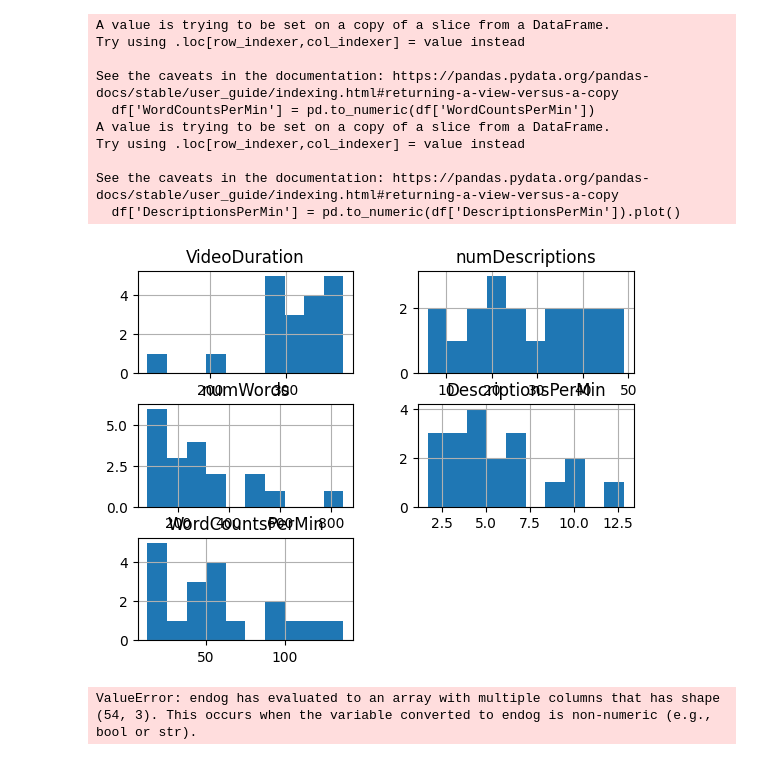
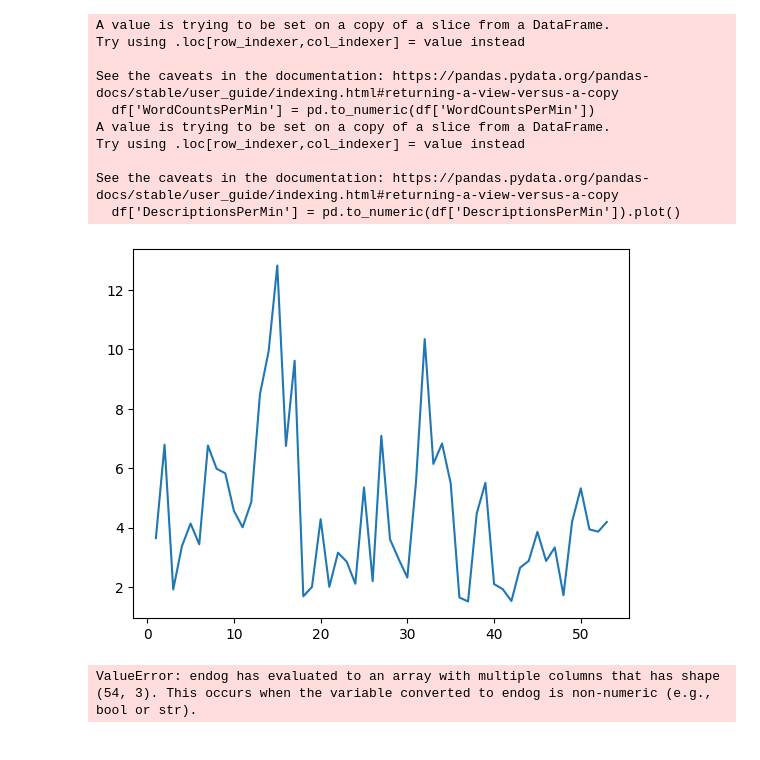
Before and after one commit to dkillough/proj-livestream-copy, a Jupyter notebook: analysis/quant/python/livestreaming-describer-quant.ipynb, the cells around one changed output. Cells and saved outputs as stored; diff of their text form; code cells hidden in the pictures.

```diff
--- a/analysis/quant/python/livestreaming-describer-quant.ipynb
+++ b/analysis/quant/python/livestreaming-describer-quant.ipynb
@@ -13,22 +13,22 @@ data.head()
 | 3 | Chess-A-A | C3 | A | Chess | CA | 375 | 12 | 81 | ... |
 | 4 | Art-A-A | D1 | A | Digital Art | DA | 338 | 19 | 128 | ... |
 # %%
-# df = data[1:20]
+df = data[1:54]
 # df.hist()
 df['WordCountsPerMin'] = pd.to_numeric(df['WordCountsPerMin'])
-df['DescriptionsPerMin'] = pd.to_numeric(df['DescriptionsPerMin']).plot()
+df['DescriptionsPerMin'] = pd.to_numeric(df['DescriptionsPerMin'])
 # %% [output]
 A value is trying to be set on a copy of a slice from a DataFrame.
 Try using .loc[row_indexer,col_indexer] = value instead
 
 See the caveats in the documentation: https://pandas.pydata.org/pandas-docs/stable/user_guide/indexing.html#returning-a-view-versus-a-copy
   df['WordCountsPerMin'] = pd.to_numeric(df['WordCountsPerMin'])
 A value is trying to be set on a copy of a slice from a DataFrame.
 Try using .loc[row_indexer,col_indexer] = value instead
 
 See the caveats in the documentation: https://pandas.pydata.org/pandas-docs/stable/user_guide/indexing.html#returning-a-view-versus-a-copy
   df['DescriptionsPerMin'] = pd.to_numeric(df['DescriptionsPerMin']).plot()
-[figure, old version]
+[figure, new version]
 # %%
 from statsmodels.formula.api import ols
 from statsmodels.stats.anova import anova_lm
```
